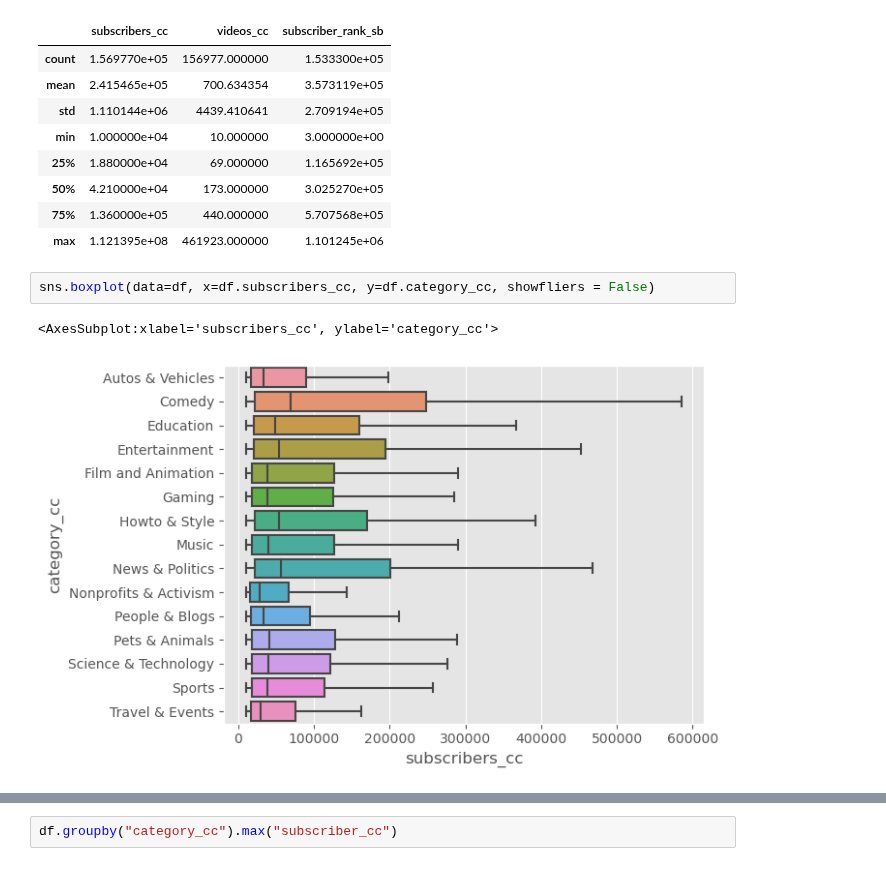
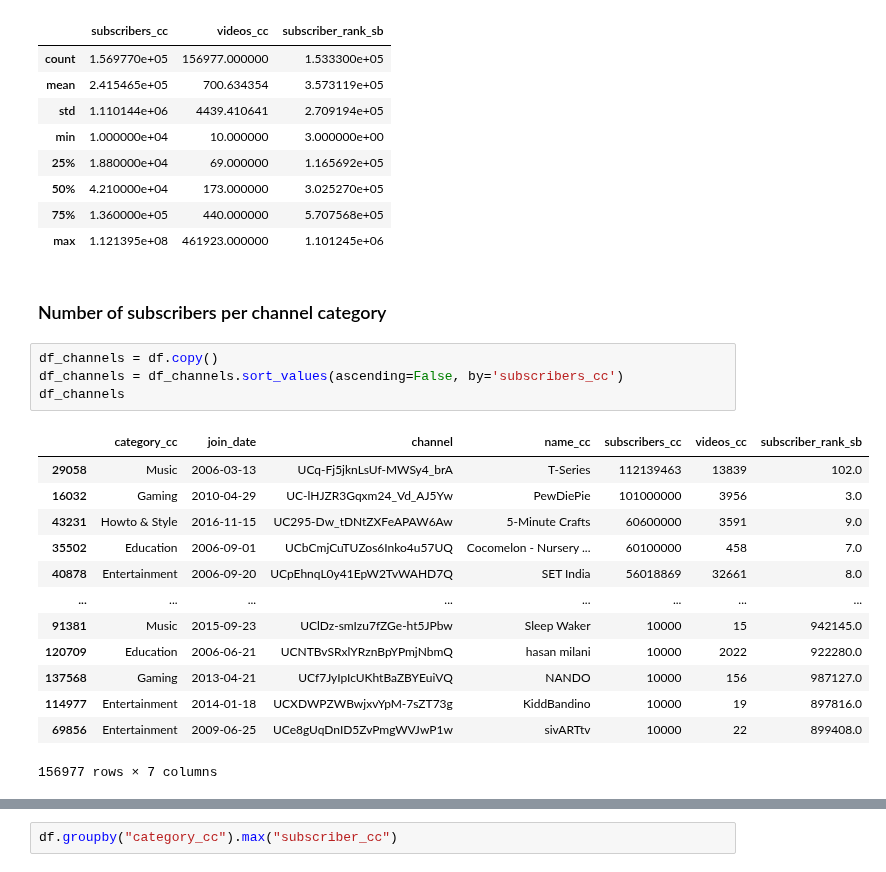
Before and after one commit to epfl-ada/ada-2022-project-fraisetagada, a Jupyter notebook: project.ipynb, the cells around one changed output, grey strips where cells are left out. Cells and saved outputs as stored; diff of their text form.

```diff
--- a/project.ipynb
+++ b/project.ipynb
@@ -45,8 +42,23 @@ df.describe()
 | 50% | 4.210000e+04 | 173.000000 | 3.025270e+05 |
 | 75% | 1.360000e+05 | 440.000000 | 5.707568e+05 |
 | max | 1.121395e+08 | 461923.000000 | 1.101245e+06 |
-# %%
-sns.boxplot(data=df, x=df.subscribers_cc, y=df.category_cc, showfliers = False)
-# %% [output]
-<AxesSubplot:xlabel='subscribers_cc', ylabel='category_cc'>
-[figure, removed]
+# %% [markdown]
+### Number of subscribers per channel category
+# %%
+df_channels = df.copy()
+df_channels = df_channels.sort_values(ascending=False, by='subscribers_cc')
+df_channels
+# %% [output]
+|  | category_cc | join_date | channel | name_cc | subscribers_cc | videos_cc | subscriber_rank_sb |
+| 29058 | Music | 2006-03-13 | UCq-Fj5jknLsUf-MWSy4_brA | T-Series | 112139463 | 13839 | 102.0 |
+| 16032 | Gaming | 2010-04-29 | UC-lHJZR3Gqxm24_Vd_AJ5Yw | PewDiePie | 101000000 | 3956 | 3.0 |
+| 43231 | Howto & Style | 2016-11-15 | UC295-Dw_tDNtZXFeAPAW6Aw | 5-Minute Crafts | 60600000 | 3591 | 9.0 |
+| 35502 | Education | 2006-09-01 | UCbCmjCuTUZos6Inko4u57UQ | Cocomelon - Nursery ... | 60100000 | 458 | 7.0 |
+| 40878 | Entertainment | 2006-09-20 | UCpEhnqL0y41EpW2TvWAHD7Q | SET India | 56018869 | 32661 | 8.0 |
+| ... | ... | ... | ... | ... | ... | ... | ... |
+| 91381 | Music | 2015-09-23 | UClDz-smIzu7fZGe-ht5JPbw | Sleep Waker | 10000 | 15 | 942145.0 |
+| 120709 | Education | 2006-06-21 | UCNTBvSRxlYRznBpYPmjNbmQ | hasan milani | 10000 | 2022 | 922280.0 |
+| 137568 | Gaming | 2013-04-21 | UCf7JyIpIcUKhtBaZBYEuiVQ | NANDO | 10000 | 156 | 987127.0 |
+| 114977 | Entertainment | 2014-01-18 | UCXDWPZWBwjxvYpM-7sZT73g | KiddBandino | 10000 | 19 | 897816.0 |
+| 69856 | Entertainment | 2009-06-25 | UCe8gUqDnID5ZvPmgWVJwP1w | sivARTtv | 10000 | 22 | 899408.0 |
+156977 rows × 7 columns
```
Also changed, not shown: parts of 9 cells of this notebook, 1 other file.
